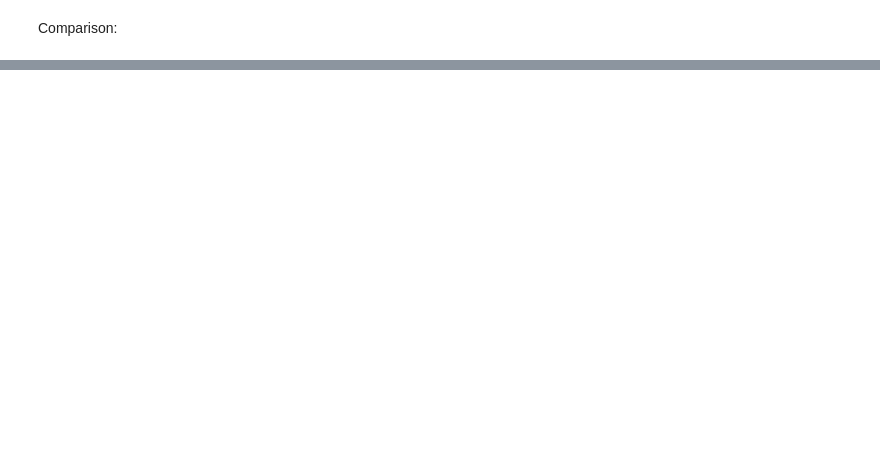
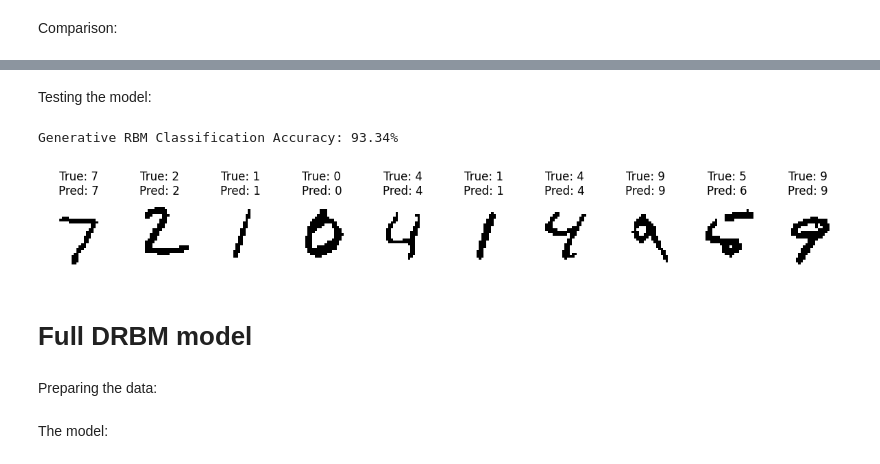
Before and after one commit to MahdiS3171/Introduction_to_ML_Fall_2024, a Jupyter notebook: Projects/Project_Phase_2.ipynb, the cells around one changed output, grey strips where cells are left out. Saved outputs shown, nothing was run; the diff lists cells and outputs as text; code cells hidden in the pictures; blank space fills up the shorter version.

```diff
--- a/Projects/Project_Phase_2.ipynb
+++ b/Projects/Project_Phase_2.ipynb
@@ -1035,0 +486,14 @@ class DRBM:
+# %%
+# ---------------------------
+# Data Preparation
+# ---------------------------
+def one_hot(labels, num_classes=10):
+    return np.eye(num_classes)[labels]
+
+# One-hot encode the labels (10 classes)
+Y_train_oh = one_hot(Y_train, num_classes=10)
+Y_test_oh  = one_hot(Y_test, num_classes=10)
+
+# For training the joint model, we concatenate x and y.
+# The total visible vector length = 784 (image) + 10 (label) = 794.
+V_train = np.concatenate([X_train.reshape(X_train.shape[0], -1), Y_train_oh], axis=1)
@@ -1035,0 +590,16 @@ class DRBM:
+# %%
+# ---------------------------
+# آموزش و ارزیابی مدل Generative RBM
+# ---------------------------
+n_visible = 784
+n_labels = 10
+n_hidden = 256
+learning_rate = 0.1
+epochs = 10
+k = 1
+batch_size = 64
+
+rbm_joint = GenerativeRBM(n_visible, n_hidden, n_labels, learning_rate)
+
+print("Training Generative RBM on (x,y)...")
+rbm_joint.train(V_train, epochs=epochs, k=k, batch_size=batch_size)
@@ -1035,0 +618,23 @@ class DRBM:
+# %% [markdown]
+Testing the model:
+# %%
+def show_classification_results(x, true_labels, pred_labels, n=10):
+    fig, axes = plt.subplots(1, n, figsize=(15, 3))
+    for i, ax in enumerate(axes):
+        ax.imshow(x[i].reshape(28,28), cmap='binary')
+        ax.set_title(f"True: {true_labels[i]}\nPred: {pred_labels[i]}")
+        ax.axis('off')
+    plt.show()
+
+predictions_joint = rbm_joint.classify(X_test)
+accuracy_joint = np.mean(predictions_joint == Y_test)
+print(f"Generative RBM Classification Accuracy: {accuracy_joint*100:.2f}%")
+
+show_classification_results(X_test, Y_test, predictions_joint, n=10)
+# %% [output]
+Generative RBM Classification Accuracy: 93.34%
+[figure, added]
+# %% [markdown]
+# Full DRBM model
+# %% [markdown]
+Preparing the data:
@@ -1035,0 +652,2 @@ class DRBM:
+# %% [markdown]
+The model:
```
Also changed, not shown: parts of 26 cells of this notebook.
